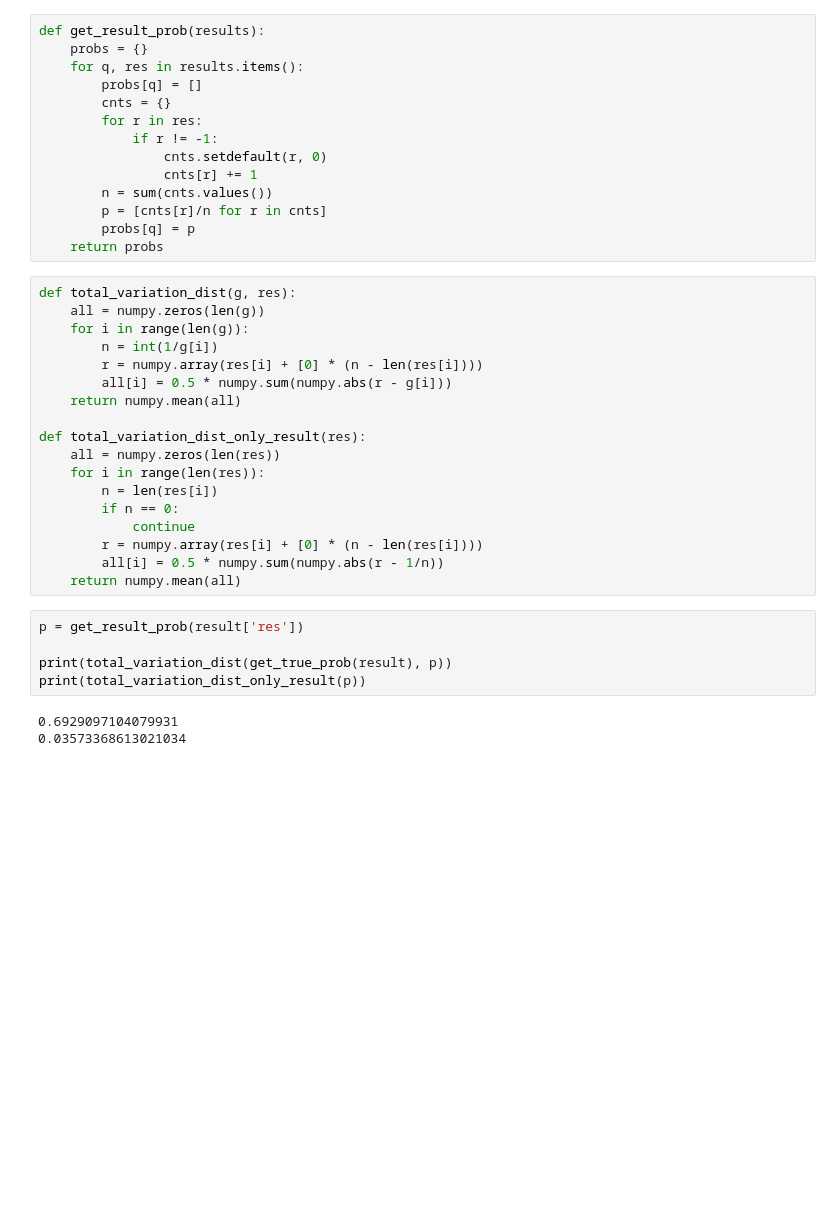
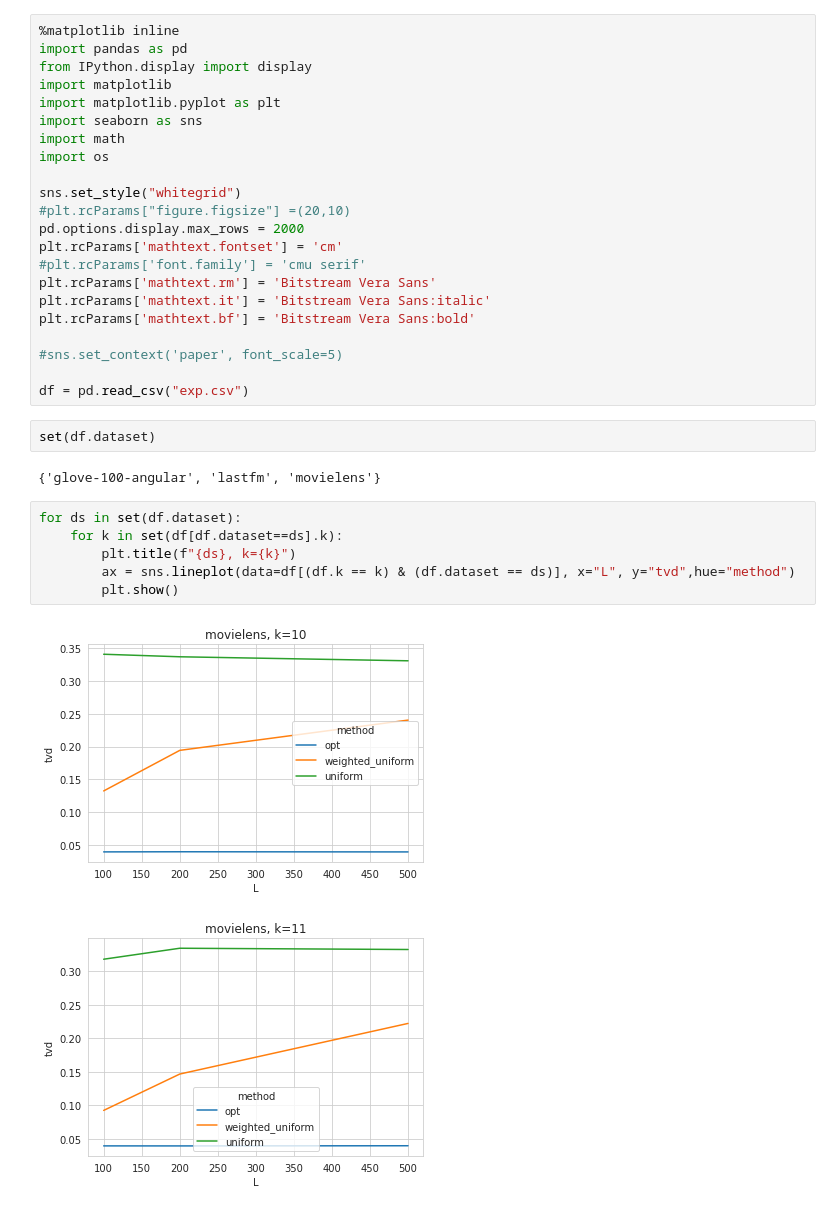
Before and after one commit to alfahaf/fair-nn, a Jupyter notebook: src/log.ipynb, the cells around one changed output. Drawn from its saved outputs; the diff is of its cells as text; blank space fills up the shorter version.

Commit message:
Recreate plots by H-P/M

```diff
--- a/src/log.ipynb
+++ b/src/log.ipynb
@@ -25,40 +1,35 @@ def get_true_prob(result):
-# %%
-def get_result_prob(results):
-    probs = {}
-    for q, res in results.items():
-        probs[q] = []
-        cnts = {}
-        for r in res:
-            if r != -1:
-                cnts.setdefault(r, 0)
-                cnts[r] += 1
-        n = sum(cnts.values())
-        p = [cnts[r]/n for r in cnts]
-        probs[q] = p
-    return probs
-# %%
-def total_variation_dist(g, res):
-    all = numpy.zeros(len(g))
-    for i in range(len(g)):
-        n = int(1/g[i])
-        r = numpy.array(res[i] + [0] * (n - len(res[i])))
-        all[i] = 0.5 * numpy.sum(numpy.abs(r - g[i]))
-    return numpy.mean(all)
-
-def total_variation_dist_only_result(res):
-    all = numpy.zeros(len(res))
-    for i in range(len(res)):
-        n = len(res[i])
-        if n == 0:
-            continue
-        r = numpy.array(res[i] + [0] * (n - len(res[i])))
-        all[i] = 0.5 * numpy.sum(numpy.abs(r - 1/n))
-    return numpy.mean(all)
-# %%
-p = get_result_prob(result['res'])
-
-print(total_variation_dist(get_true_prob(result), p))
-print(total_variation_dist_only_result(p))
-# %% [output]
-0.6929097104079931
-0.03573368613021034
+# %%
+%matplotlib inline
+import pandas as pd
+from IPython.display import display
+import matplotlib
+import matplotlib.pyplot as plt
+import seaborn as sns
+import math
+import os
+
+sns.set_style("whitegrid")
+#plt.rcParams["figure.figsize"] =(20,10)
+pd.options.display.max_rows = 2000
+plt.rcParams['mathtext.fontset'] = 'cm'
+#plt.rcParams['font.family'] = 'cmu serif'
+plt.rcParams['mathtext.rm'] = 'Bitstream Vera Sans'
+plt.rcParams['mathtext.it'] = 'Bitstream Vera Sans:italic'
+plt.rcParams['mathtext.bf'] = 'Bitstream Vera Sans:bold'
+
+#sns.set_context('paper', font_scale=5)
+
+df = pd.read_csv("exp.csv")
+# %%
+set(df.dataset)
+# %% [output]
+{'glove-100-angular', 'lastfm', 'movielens'}
+# %%
+for ds in set(df.dataset):
+    for k in set(df[df.dataset==ds].k):
+        plt.title(f"{ds}, k={k}")
+        ax = sns.lineplot(data=df[(df.k == k) & (df.dataset == ds)], x="L", y="tvd",hue="method")
+        plt.show()
+# %% [output]
+[figure, added]
+[figure, added]
```
Also changed, not shown: parts of 9 cells of this notebook.
